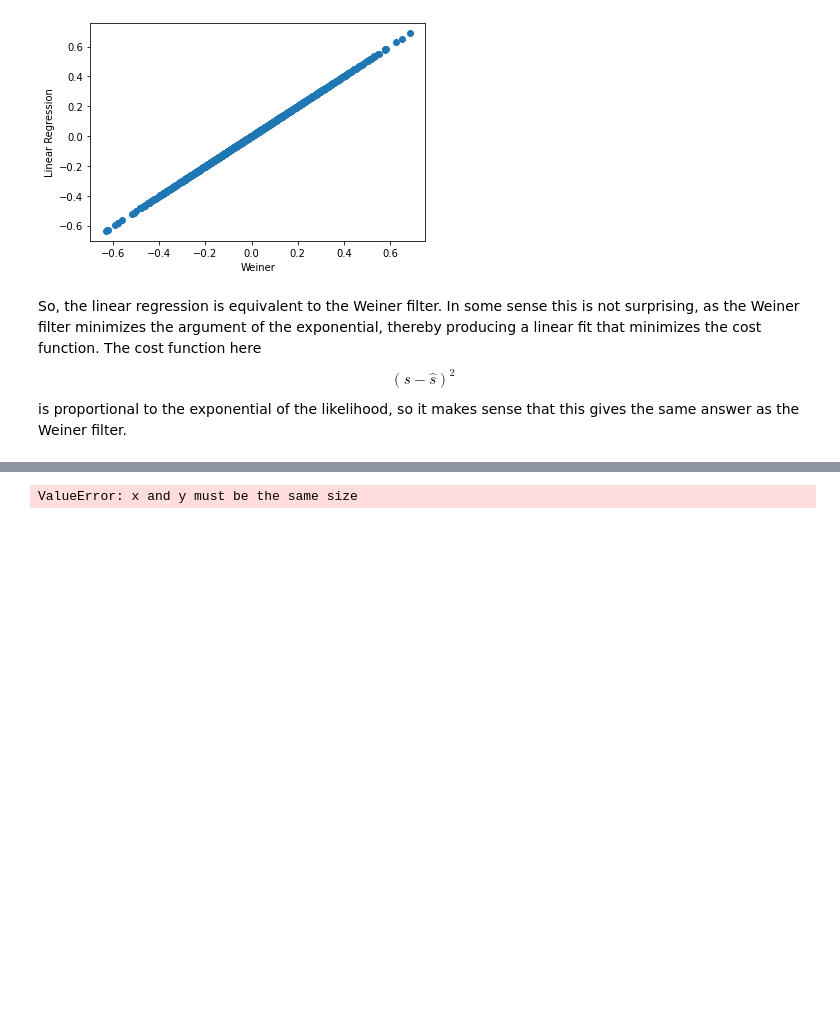
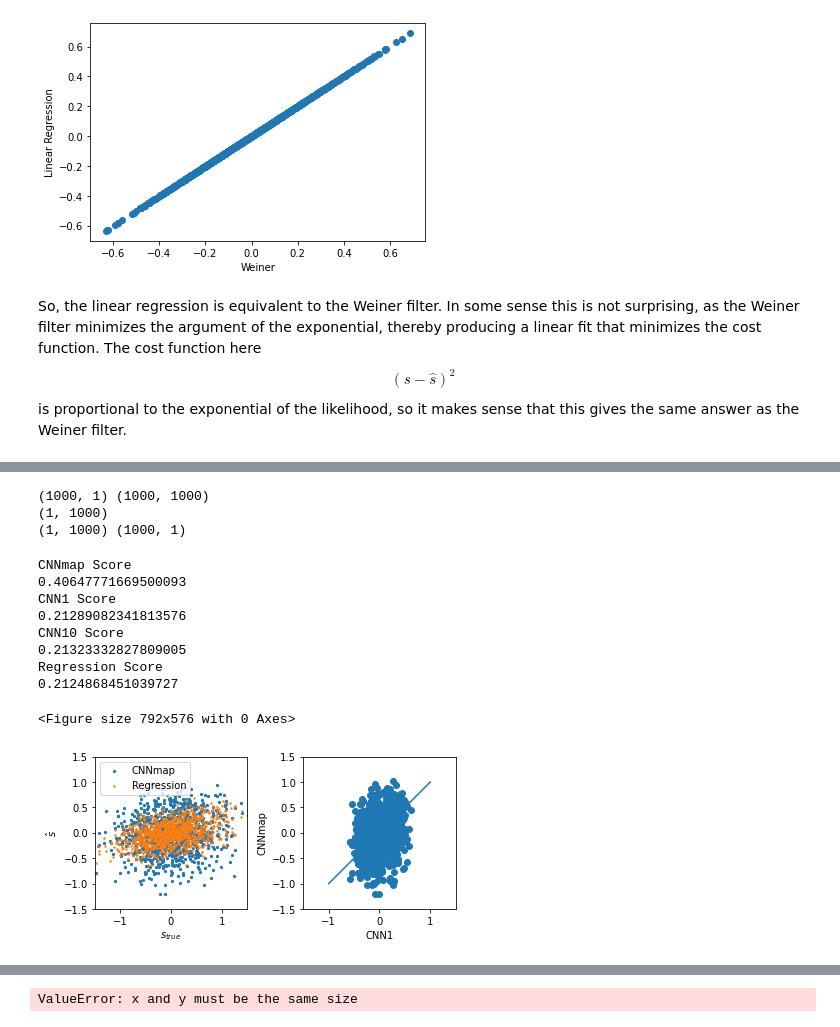
Before and after one commit to dodelson/aiphysics, a Jupyter notebook: weiner_emcee.ipynb, the cells around one changed output, grey strips where cells are left out. Drawn from its saved outputs; the diff is of its cells as text; code cells hidden in the pictures; blank space fills up the shorter version.

```diff
--- a/weiner_emcee.ipynb
+++ b/weiner_emcee.ipynb
@@ -427,0 +589,6 @@ model=keras.models.Sequential()
+# %%
+mmap=keras.models.Sequential([keras.layers.Dense(1000,activation="tanh",input_shape=X_train.shape[1:]),
+                             keras.layers.Dense(300,activation="tanh"),
+                              keras.layers.Dense(1000)])
+mmap.compile(loss="mse")
+history=mmap.fit(X_train,y_train,epochs=40)
@@ -427,0 +613,49 @@ model=keras.models.Sequential()
+# %%
+print(np.shape(X_test),np.shape(X_train))
+X_t=tf.reshape(X_test,(-1,1000))
+#X_test.reshape(-1,1000)
+print(np.shape(X_t))
+mappredict=mmap.predict(X_t)
+print(mappredict.shape,y_test.shape)
+# %% [output]
+(1000, 1) (1000, 1000)
+(1, 1000)
+(1, 1000) (1000, 1)
+# %%
+plt.figure(figsize=(11,8))
+fig, ax = plt.subplots(1, 2)
+plt.subplot(121)
+ax[0].scatter(y_test,mmap.predict(X_t),label='CNNmap',s=5)
+plt.xlabel('$s_{true}$')
+plt.ylabel('$\hat s$')
+ax[0].scatter(y_test,regfit,label='Regression',s=2)
+ax[0].set_aspect(1)
+plt.axis([-1.5,1.5,-1.5,1.5])
+plt.legend()
+plt.subplot(122)
+ax[1].scatter(model.predict(X_test),mmap.predict(X_t))
+plt.ylabel('CNNmap')
+plt.xlabel('CNN1')
+plt.axis([-1.5,1.5,-1.5,1.5])
+ax[1].plot([-1,1],[-1,1])
+ax[1].set_aspect(1)
+fig.tight_layout()
+print('CNNmap Score')
+print(np.std(mmap.predict(X_t)-y_test)**2)
+print('CNN1 Score')
+print(np.std(model.predict(X_test)-y_test)**2)
+print('CNN10 Score')
+print(np.std(m1.predict(X_test)-y_test)**2)
+print('Regression Score')
+print(np.std(regfit-y_test)**2)
+# %% [output]
+CNNmap Score
+0.40647771669500093
+CNN1 Score
+0.21289082341813576
+CNN10 Score
+0.21323332827809005
+Regression Score
+0.2124868451039727
+<Figure size 792x576 with 0 Axes>
+[figure, added]
```
Also changed, not shown: parts of 40 cells of this notebook.
